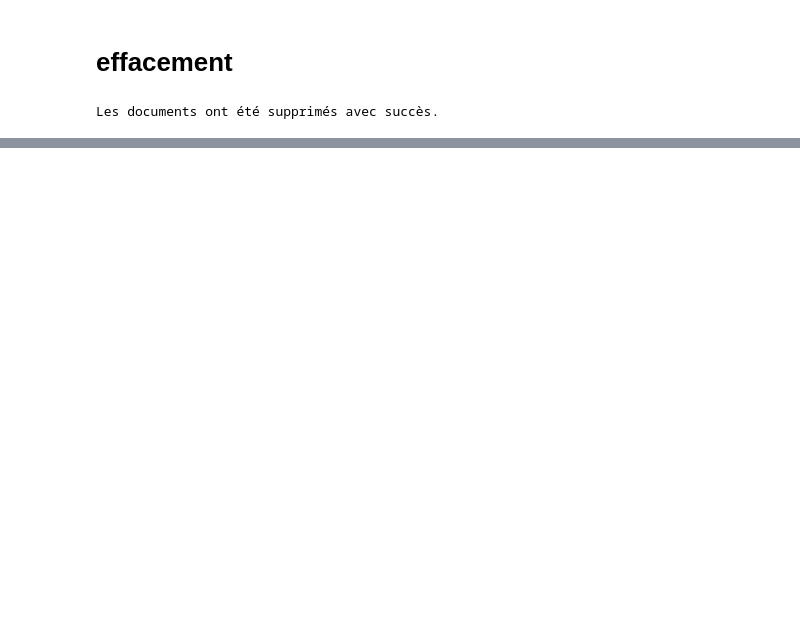
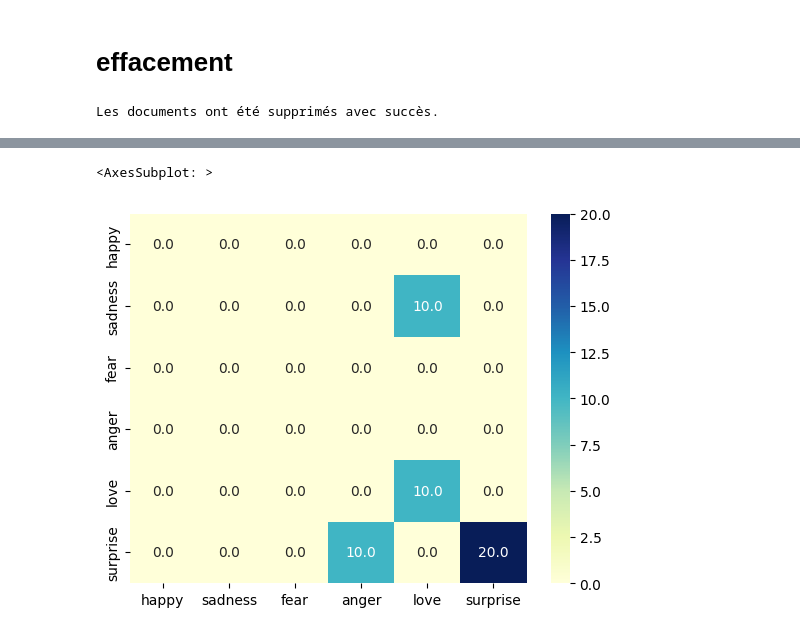
Before and after one commit to impejonathan/NLP, a Jupyter notebook: 2_Elasticsearch.ipynb, the cells around one changed output, grey strips where cells are left out. Drawn from its saved outputs; the diff is of its cells as text; code cells hidden in the pictures; blank space fills up the shorter version.

Commit message:
depots 2eme partie elastic test de la BDD

```diff
--- a/2_Elasticsearch.ipynb
+++ b/2_Elasticsearch.ipynb
@@ -222,0 +271,66 @@ Les documents ont été supprimés avec succès.
+# %%
+from elasticsearch import Elasticsearch
+import pandas as pd
+import seaborn as sns
+
+# Connexion à Elasticsearch
+es = Elasticsearch(hosts=['http://localhost:9200'])
+
+# Liste des sentiments à inclure dans la matrice
+sentiments = ['happy', 'sadness', 'fear', 'anger', 'love', 'surprise']
+
+# Initialisation de la matrice des pourcentages
+matrix = pd.DataFrame(0, index=sentiments, columns=sentiments)
+
+# Pour chaque sentiment dans la liste
+for sentiment in sentiments:
+    # Requête de recherche pour récupérer les documents correspondant au sentiment
+    query = {
+        "query": {
+            "match": {
+                "emotion": sentiment
+            }
+        }
+    }
+
+    # Exécution de la requête de recherche
+    res = es.search(index='notes', body=query)
+
+    # Récupération des résultats
+    hits = res['hits']['hits']
+
+    # Nombre total de documents retournés par la recherche
+    total_count = len(hits)
+
+    # Si aucun document n'a été retourné, passez au sentiment suivant
+    if total_count == 0:
+        continue
+
+    # Pour chaque mot dans la liste des sentiments
+    for word in sentiments:
+        # Compteur du nombre de documents contenant le mot
+        word_count = 0
+
+        # Pour chaque document retourné par la recherche
+        for hit in hits:
+            # Récupération du texte du document
+            text = hit['_source']['text']
+
+            # Si le texte contient le mot, incrémentez le compteur
+            if word in text:
+                word_count += 1
+
+        # Calcul du pourcentage de documents contenant le mot
+        percentage = word_count / total_count
+
+        # Mise à jour de la matrice des pourcentages
+        matrix.loc[sentiment, word] = percentage
+
+# Conversion des valeurs en pourcentage
+matrix *= 100
+
+# Affichage de la HeatMap avec les pourcentages
+sns.heatmap(matrix, annot=True, fmt='.1f', cmap='YlGnBu')
+# %% [output]
+<AxesSubplot: >
+[figure, added]
```
Also changed, not shown: parts of 6 cells of this notebook, 51 other files.
